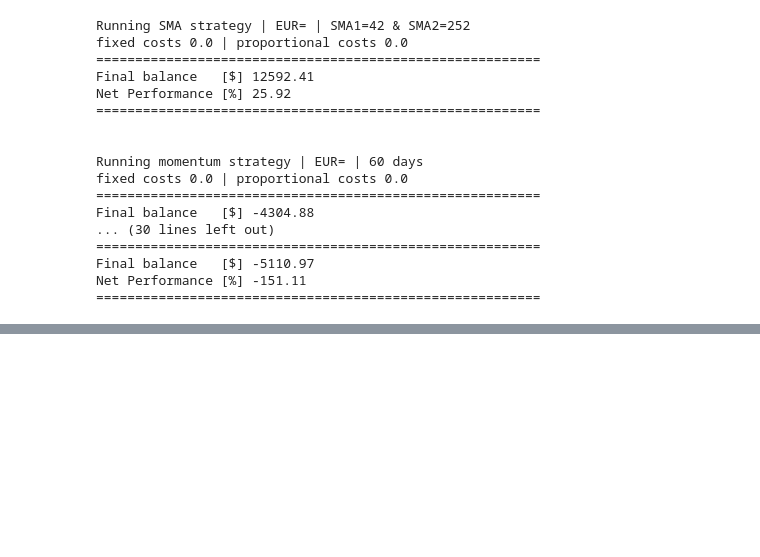
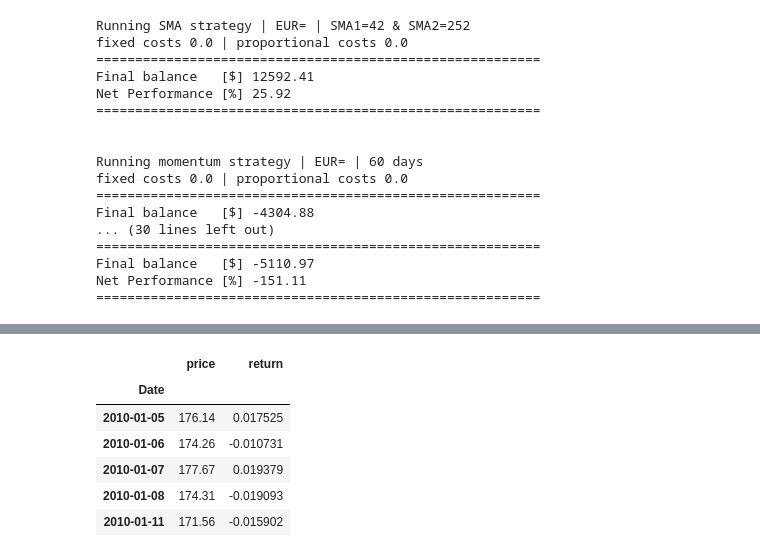
Before and after one commit to hisakato/cpf_week_07, a Jupyter notebook: test_proj_07_a01.ipynb, the cells around one changed output, grey strips where cells are left out. Drawn from its saved outputs; the diff is of its cells as text; code cells hidden in the pictures; blank space fills up the shorter version.

```diff
--- a/test_proj_07_a01.ipynb
+++ b/test_proj_07_a01.ipynb
@@ -77,7 +119,7 @@ class BacktestBase(object):
     def get_data(self):
         ''' Retrieves and prepares the data.
         '''
-        raw = pd.read_csv('http://hilpisch.com/pyalgo_eikon_eod_data.csv',
+        raw = pd.read_csv('http://hilpisch.com/ref_eikon_eod_data.csv', # CHANGED
                           index_col=0, parse_dates=True).dropna()
         raw = pd.DataFrame(raw[self.symbol])
         raw = raw.loc[self.start:self.end]
@@ -503,0 +546,10 @@ Net Performance [%] -151.11
+# %%
+class EventBasedBackTesting(BacktestBase):
+    def func1(self): # template
+        return 1
+
+    def func2(self): # under development
+        # Train-test split
+        train_x, test_x, train_y, test_y = train_test_split(X, y, test_size=0.3, random_state=0) # py4fi2nd ch. 13 SVC
+
+        return 2
@@ -503,0 +558,3 @@ Net Performance [%] -151.11
+# %%
+ebbt = EventBasedBackTesting('GS.N', '2010-1-1', '2019-12-31', 10000)
+# symbol GS.N = Goldman Sachs
@@ -503,0 +577,10 @@ Net Performance [%] -151.11
+# %%
+ebbt.data.head()
+# %% [output]
+|  | price | return |
+| Date |  |  |
+| 2010-01-05 | 176.14 | 0.017525 |
+| 2010-01-06 | 174.26 | -0.010731 |
+| 2010-01-07 | 177.67 | 0.019379 |
+| 2010-01-08 | 174.31 | -0.019093 |
+| 2010-01-11 | 171.56 | -0.015902 |
```
Also changed, not shown: parts of 8 cells of this notebook, 9 other files.
